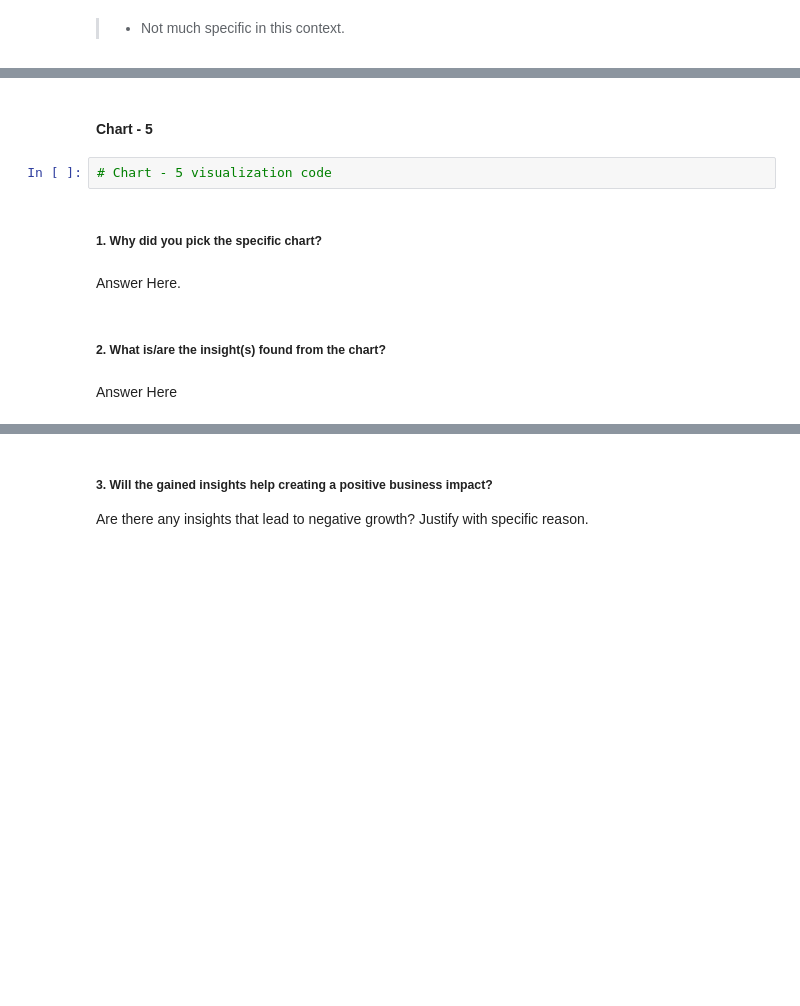
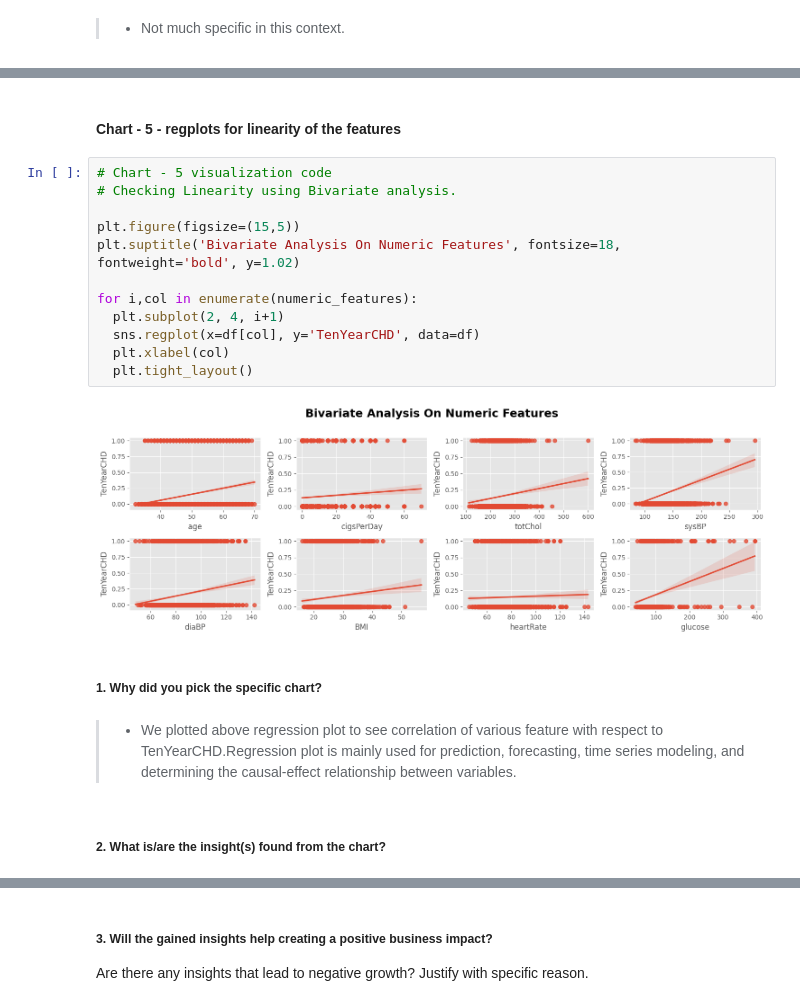
Before and after one commit to ashish-mali/Classification-Cardiovascular-Risk-Prediction, a Jupyter notebook: Cardiovascular_Risk_Prediction_Capstone_Project.ipynb, the cells around one changed output, grey strips where cells are left out. Saved outputs shown, nothing was run; the diff lists cells and outputs as text; blank space fills up the shorter version.

Commit message:
completed bivariate analysis

```diff
--- a/Cardiovascular_Risk_Prediction_Capstone_Project.ipynb
+++ b/Cardiovascular_Risk_Prediction_Capstone_Project.ipynb
@@ -1137,12 +1141,22 @@ Are there any insights that lead to negative growth? Justify with specific reaso
 # %% [markdown]
-#### Chart - 5
+#### Chart - 5 - regplots for linearity of the features
-# %%
-# Chart - 5 visualization code
+# %%
+# Chart - 5 visualization code
+# Checking Linearity using Bivariate analysis.
+
+plt.figure(figsize=(15,5))
+plt.suptitle('Bivariate Analysis On Numeric Features', fontsize=18, fontweight='bold', y=1.02)
+
+for i,col in enumerate(numeric_features):
+  plt.subplot(2, 4, i+1)
+  sns.regplot(x=df[col], y='TenYearCHD', data=df)
+  plt.xlabel(col)
+  plt.tight_layout()
+# %% [output]
+[figure, added]
 # %% [markdown]
 ##### 1. Why did you pick the specific chart?
-# %% [markdown]
-Answer Here.
+# %% [markdown]
+>* We plotted above regression plot to see correlation of various feature with respect to TenYearCHD.Regression plot is mainly used for prediction, forecasting, time series modeling, and determining the causal-effect relationship between variables.
 # %% [markdown]
 ##### 2. What is/are the insight(s) found from the chart?
-# %% [markdown]
-Answer Here
```
Also changed, not shown: parts of 42 cells of this notebook.
